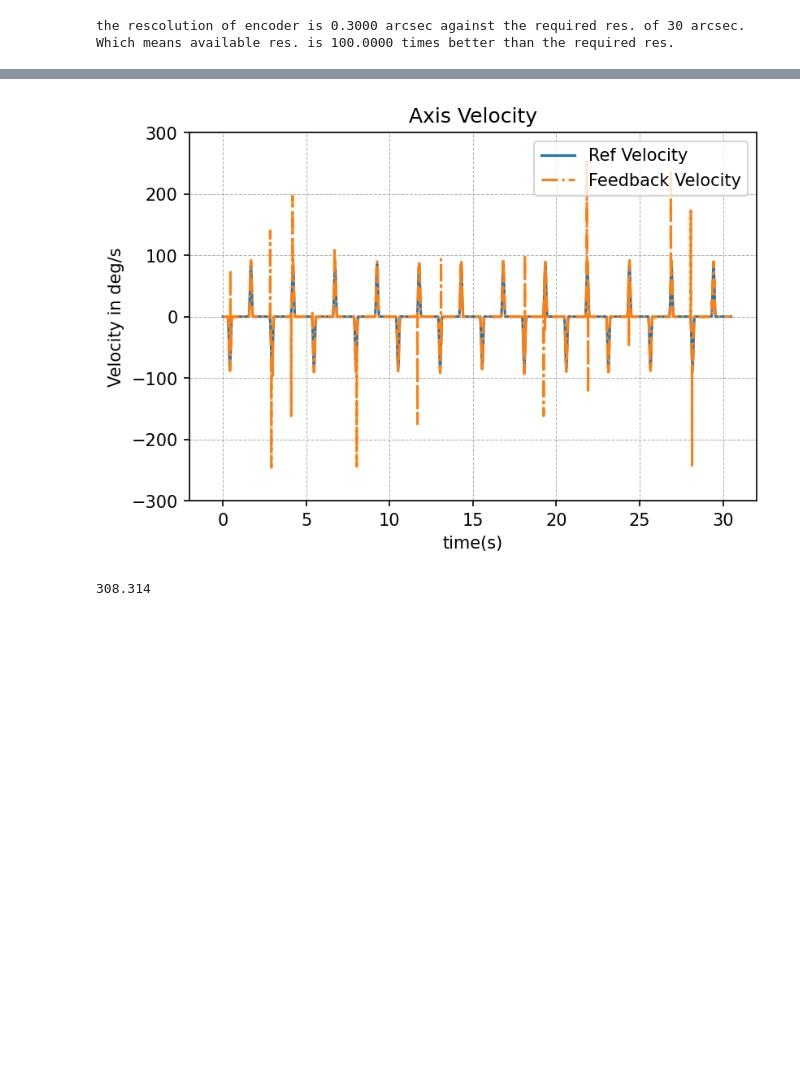
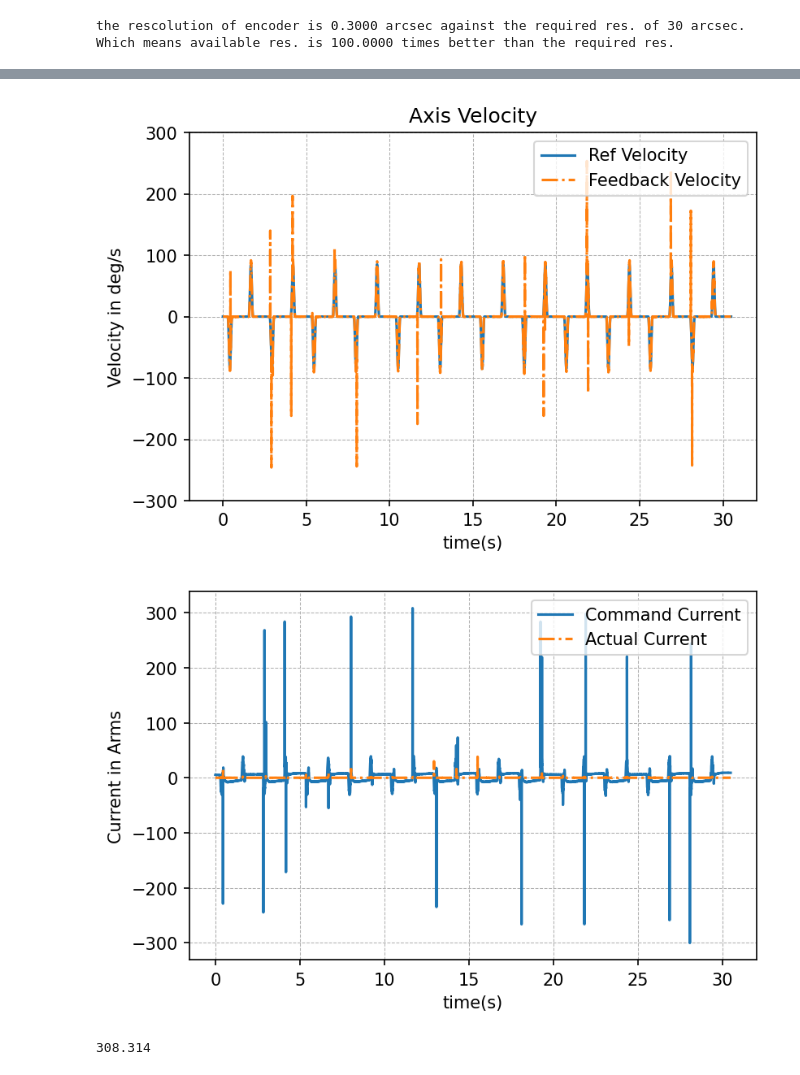
Before and after one commit to puneet-panwar/All_about_LSTMs, a Jupyter notebook: roll_modeling.ipynb, the cells around one changed output, grey strips where cells are left out. Drawn from its saved outputs; the diff is of its cells as text; code cells hidden in the pictures; blank space fills up the shorter version.

```diff
--- a/roll_modeling.ipynb
+++ b/roll_modeling.ipynb
@@ -89,35 +89,49 @@ plt.rcParams['figure.dpi'] = 150
 plt.rcParams['savefig.dpi'] = 300
 # https://blakeaw.github.io/2020-05-25-improve-matplotlib-notebook-inline-res/
 
 #plt.subplot(2,2,1)
 # Position plots
 plt.plot(time, ref_pos, linestyle=':', linewidth=2, label='Ref_position')
 plt.plot(time, feedback_pos, linestyle='-.', label='feedback_pos')
 plt.plot(time, err_pos, linestyle='--', label='Position Error')
 plt.axis([-2, 32, -1, 16])
 plt.title("Axis Position")
 plt.xlabel('time(s)')
 plt.ylabel('Position in degrees')
 plt.legend()
 plt.grid(linestyle = '--', linewidth = 0.5)
-#plt.savefig('CTR_variation.png', dpi=300) # use before plt.show()
+#plt.savefig('pos_plots.png', dpi=300) # use before plt.show()
 plt.show()
 
 # velocity plots
 plt.plot(time, ref_vel, linestyle='-', label='Ref Velocity')
 plt.plot(time, feedback_vel, linestyle='-.', label='Feedback Velocity')
 plt.axis([-2, 32, -300, 300])
 #plt.autoscale()
 plt.title("Axis Velocity")
 plt.xlabel('time(s)')
 plt.ylabel('Velocity in deg/s')
 plt.legend(loc='upper right') # https://www.geeksforgeeks.org/change-the-legend-position-in-matplotlib/
 plt.grid(linestyle = '--', linewidth = 0.5)
-#plt.savefig('CTR_variation.png', dpi=300) # use before plt.show()
+#plt.savefig('vel_plots.png', dpi=300) # use before plt.show()
 plt.show()
+
+# current plots
+plt.plot(time, command_current, linestyle='-', label='Command Current')
+plt.plot(time, actual_current, linestyle='-.', label='Actual Current')
+#plt.axis([-2, 32, -300, 300])
+#plt.autoscale()
+plt.title("")
+plt.xlabel('time(s)')
+plt.ylabel('Current in Arms')
+plt.legend(loc='upper right') # https://www.geeksforgeeks.org/change-the-legend-position-in-matplotlib/
+plt.grid(linestyle = '--', linewidth = 0.5)
+#plt.savefig('current_plots.png', dpi=300) # use before plt.show()
+plt.show()
 # %% [output]
 [figure]
 [figure]
+[figure, added]
 # %%
 max(command_current)
 # %% [output]
```
